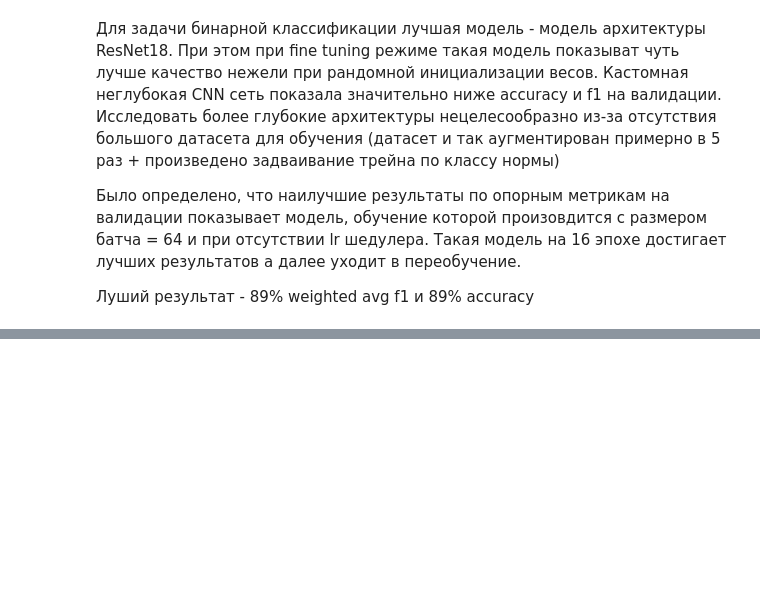
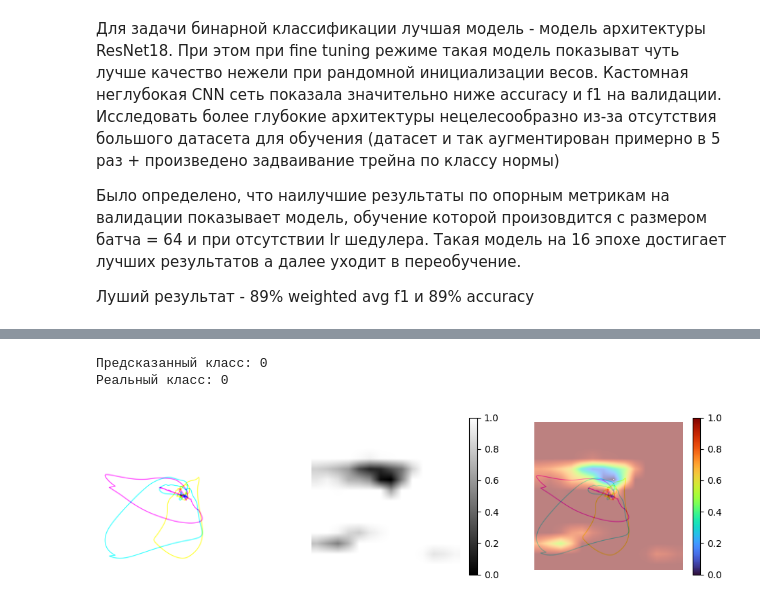
Before and after one commit to Koldim2001/ML_DL_research_VECG, a Jupyter notebook: DL_images/CNN_classification_training.ipynb, the cells around one changed output, grey strips where cells are left out. Saved outputs shown, nothing was run; the diff lists cells and outputs as text; code cells hidden in the pictures; blank space fills up the shorter version.

```diff
--- a/DL_images/CNN_classification_training.ipynb
+++ b/DL_images/CNN_classification_training.ipynb
@@ -503,0 +551,12 @@ tensor([[0.0019, 0.9981]], device='cuda:0')
+# %%
+device = "cpu"
+model = SimpleConvNet().to(device).eval()
+wghts = torch.load('models_classification/custom_train_g05.pth')
+model.load_state_dict(wghts.state_dict())
+inferer = monai.inferers.SaliencyInferer('GradCAM','conv4',
+                                         class_idx=[0])
+im_res = cam_gradcam(inferer, 24)
+# %% [output]
+Предсказанный класс: 0
+Реальный класс: 0
+[figure, added]
```
Also changed, not shown: parts of 11 cells of this notebook, 3 other files.
